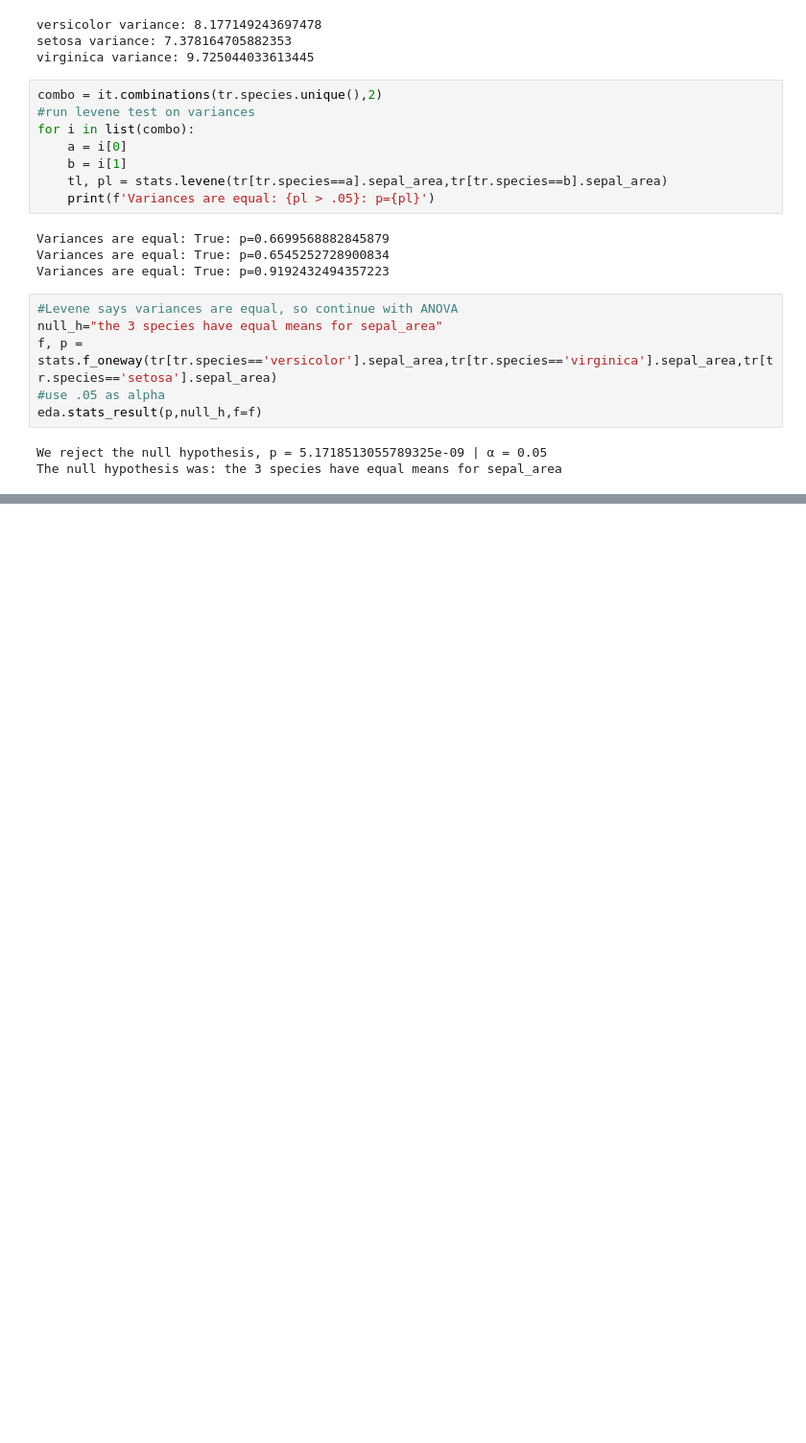
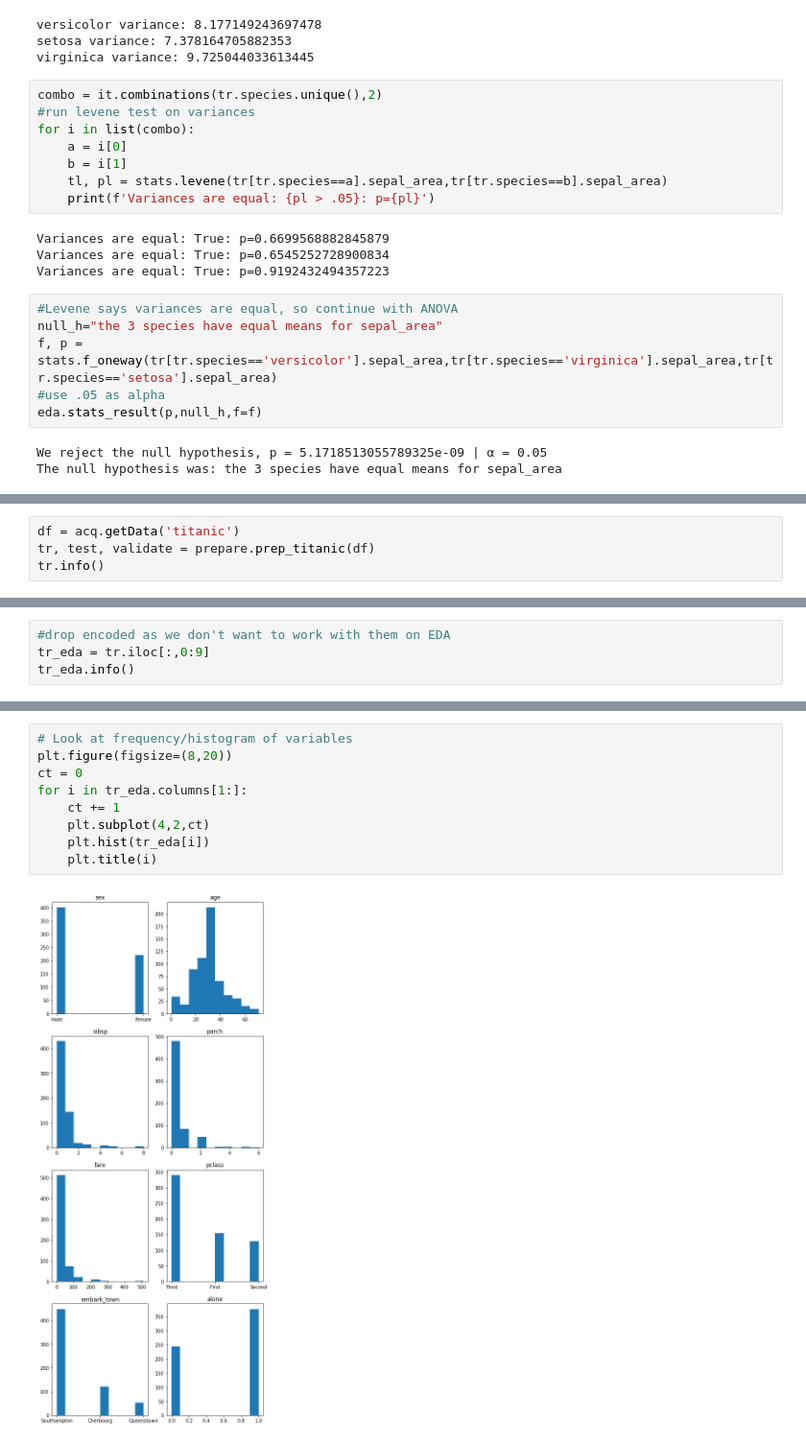
Before and after one commit to Cayt-Schlichting/classification-exercises, a Jupyter notebook: classification_exercises.ipynb, the cells around one changed output, grey strips where cells are left out. Shown: that part at 96% size. Cells and saved outputs as stored; diff of their text form; blank space fills up the shorter version.

```diff
--- a/classification_exercises.ipynb
+++ b/classification_exercises.ipynb
@@ -1300,0 +1303,4 @@ The null hypothesis was: the 3 species have equal means for sepal_area
+# %%
+df = acq.getData('titanic')
+tr, test, validate = prepare.prep_titanic(df)
+tr.info()
@@ -1300,0 +1330,4 @@ The null hypothesis was: the 3 species have equal means for sepal_area
+# %%
+#drop encoded as we don't want to work with them on EDA
+tr_eda = tr.iloc[:,0:9]
+tr_eda.info()
@@ -1300,0 +1363,11 @@ The null hypothesis was: the 3 species have equal means for sepal_area
+# %%
+# Look at frequency/histogram of variables
+plt.figure(figsize=(8,20))
+ct = 0
+for i in tr_eda.columns[1:]:
+    ct += 1
+    plt.subplot(4,2,ct)
+    plt.hist(tr_eda[i])
+    plt.title(i)
+# %% [output]
+[figure, added]
```
Also changed, not shown: parts of 19 cells of this notebook, 1 other file.
